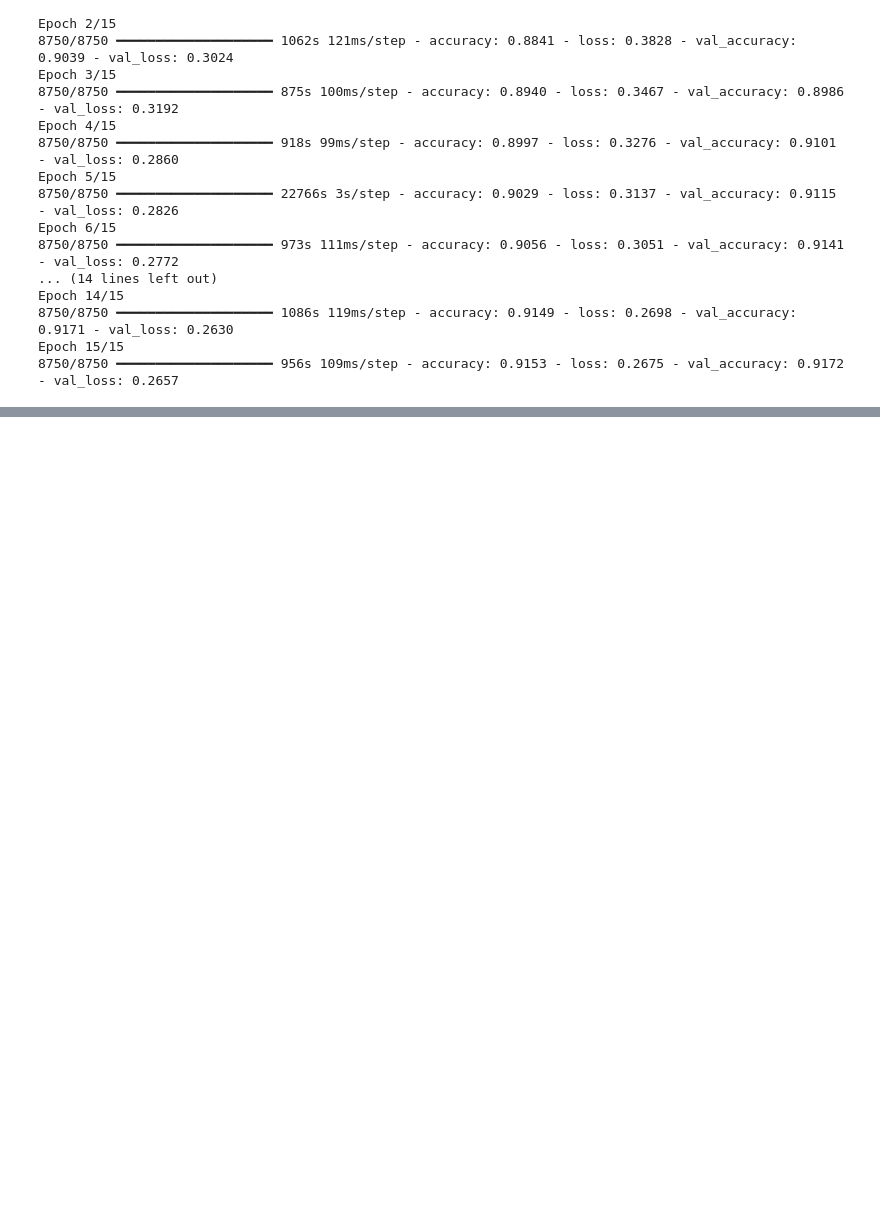
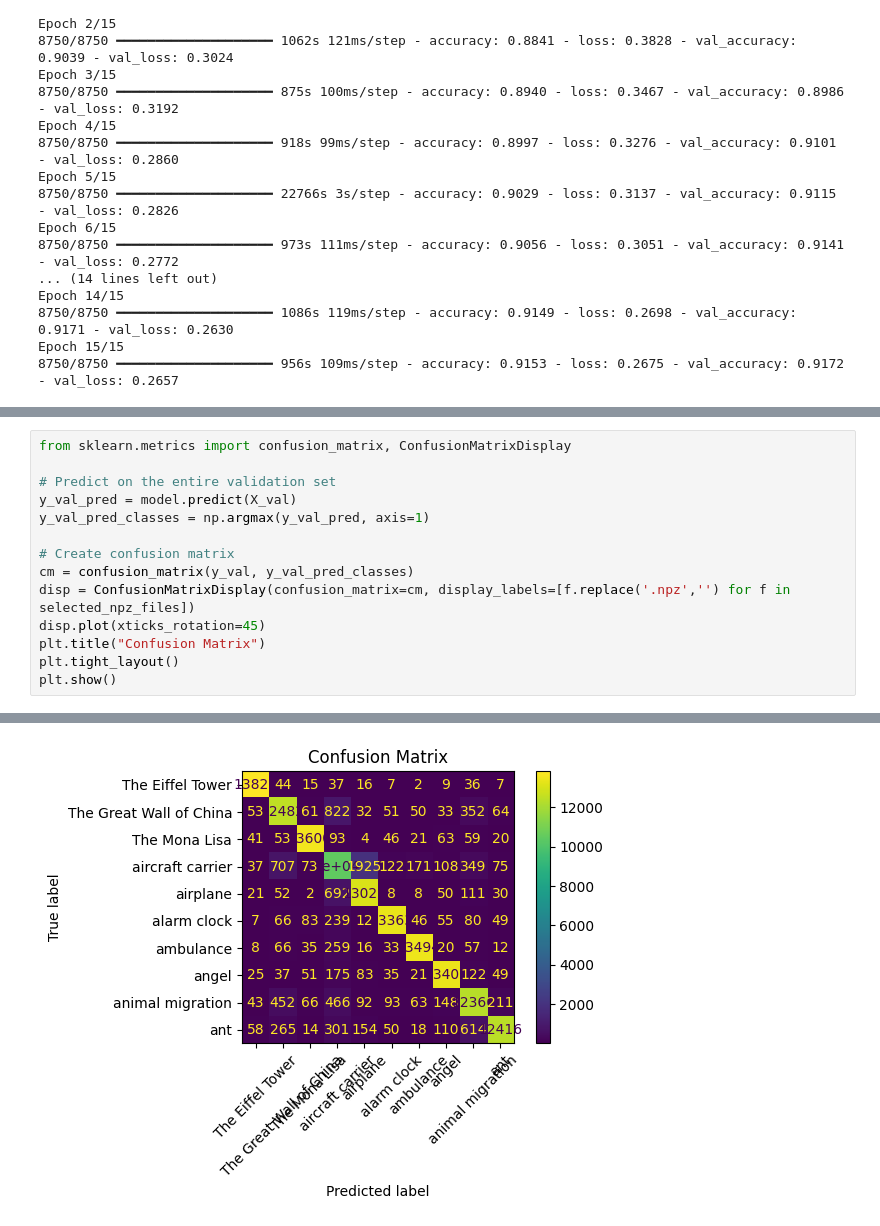
Before and after one commit to umerr1214/Quickdraw_classifier, a Jupyter notebook: preprocessing2.ipynb, the cells around one changed output, grey strips where cells are left out. Cells and saved outputs as stored; diff of their text form; blank space fills up the shorter version.

```diff
--- a/preprocessing2.ipynb
+++ b/preprocessing2.ipynb
@@ -195,0 +264,15 @@ Epoch 15/15
+# %%
+from sklearn.metrics import confusion_matrix, ConfusionMatrixDisplay
+
+# Predict on the entire validation set
+y_val_pred = model.predict(X_val)
+y_val_pred_classes = np.argmax(y_val_pred, axis=1)
+
+# Create confusion matrix
+cm = confusion_matrix(y_val, y_val_pred_classes)
+disp = ConfusionMatrixDisplay(confusion_matrix=cm, display_labels=[f.replace('.npz','') for f in selected_npz_files])
+disp.plot(xticks_rotation=45)
+plt.title("Confusion Matrix")
+plt.tight_layout()
+plt.show()
+# %% [output]
@@ -195,0 +280 @@ Epoch 15/15
+[figure, added]
```
Also changed, not shown: parts of 3 cells of this notebook, 1 other file.
